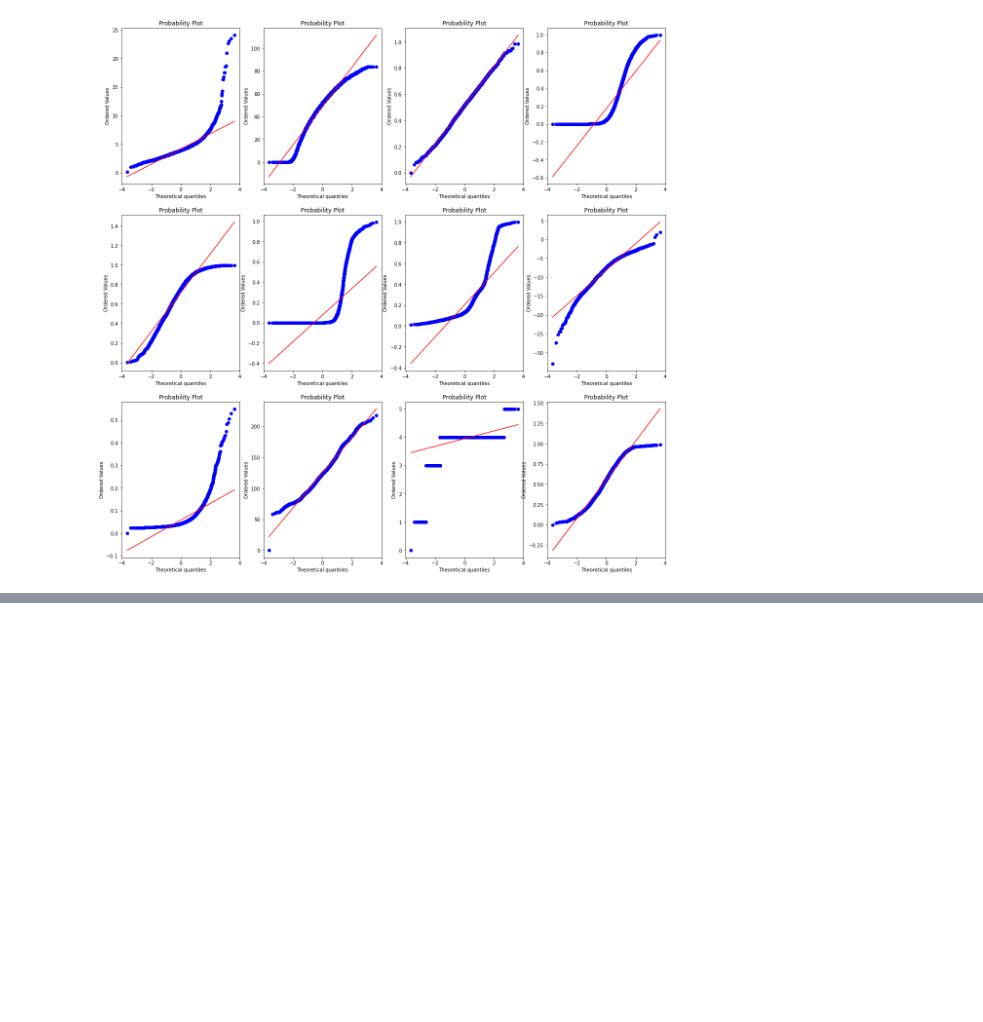
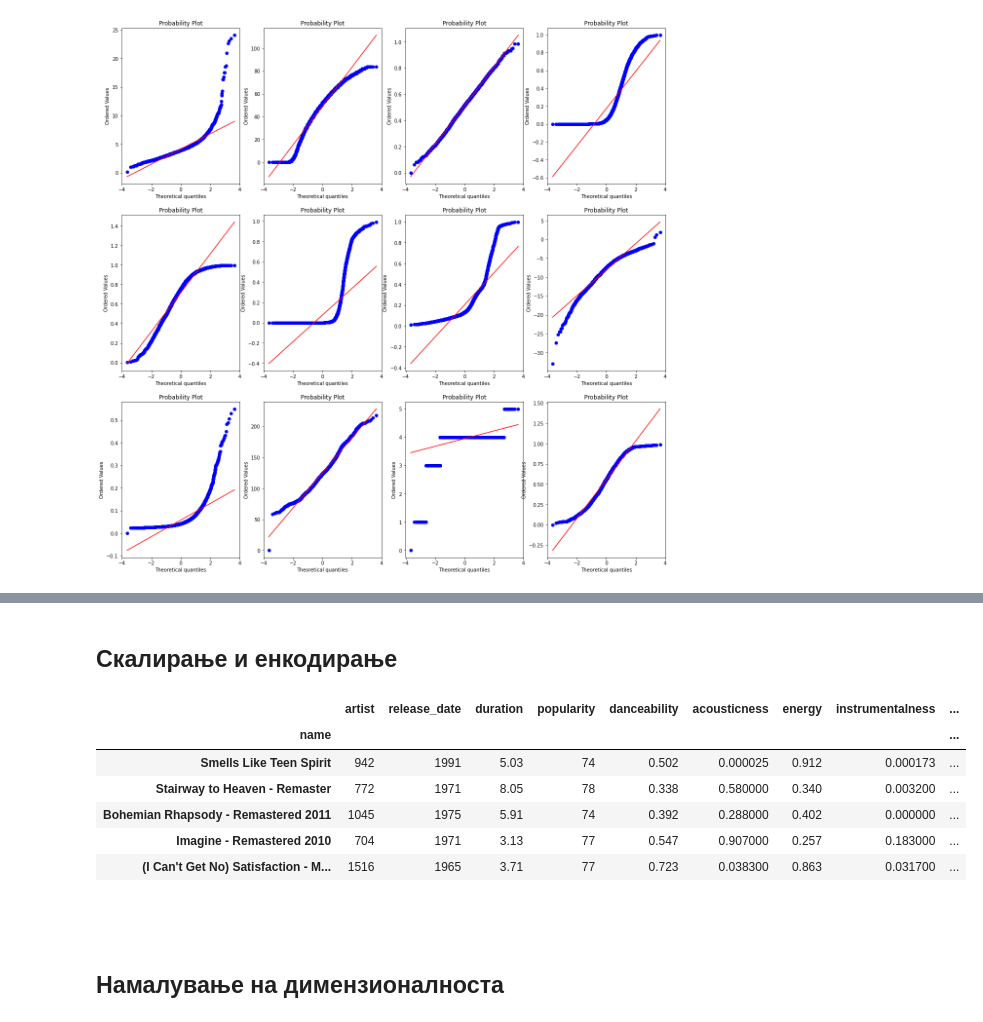
Before and after one commit to MilaDabeska/RockMusicAnalysis, a Jupyter notebook: Визуелизации, missing values, outliers, EDA.ipynb, the cells around one changed output, grey strips where cells are left out. Drawn from its saved outputs; the diff is of its cells as text; code cells hidden in the pictures; blank space fills up the shorter version.

```diff
--- a/Визуелизации, missing values, outliers, EDA.ipynb
+++ b/Визуелизации, missing values, outliers, EDA.ipynb
@@ -191,2 +218,25 @@ for i, feature in enumerate(numerical_columns):
+# %% [markdown]
+## Скалирање и енкодирање
+# %%
+scaler = MinMaxScaler()
+encoder = LabelEncoder()
+# %%
+dataset_copy = dataset.copy()
+# %%
+dataset_copy['artist'] = encoder.fit_transform(dataset_copy['artist'])
+# %%
+dataset_copy = dataset_copy.set_index('name')
+# %%
+dataset_copy.head(5)
+# %% [output]
+|  | artist | release_date | duration | popularity | danceability | acousticness | energy | instrumentalness | ... |
+| name |  |  |  |  |  |  |  |  | ... |
+| Smells Like Teen Spirit | 942 | 1991 | 5.03 | 74 | 0.502 | 0.000025 | 0.912 | 0.000173 | ... |
+| Stairway to Heaven - Remaster | 772 | 1971 | 8.05 | 78 | 0.338 | 0.580000 | 0.340 | 0.003200 | ... |
+| Bohemian Rhapsody - Remastered 2011 | 1045 | 1975 | 5.91 | 74 | 0.392 | 0.288000 | 0.402 | 0.000000 | ... |
+| Imagine - Remastered 2010 | 704 | 1971 | 3.13 | 77 | 0.547 | 0.907000 | 0.257 | 0.183000 | ... |
+| (I Can't Get No) Satisfaction - M... | 1516 | 1965 | 3.71 | 77 | 0.723 | 0.038300 | 0.863 | 0.031700 | ... |
 # %% [markdown]
 &nbsp;
+# %% [markdown]
+## Намалување на димензионалноста
```
Also changed, not shown: parts of 13 cells of this notebook.
